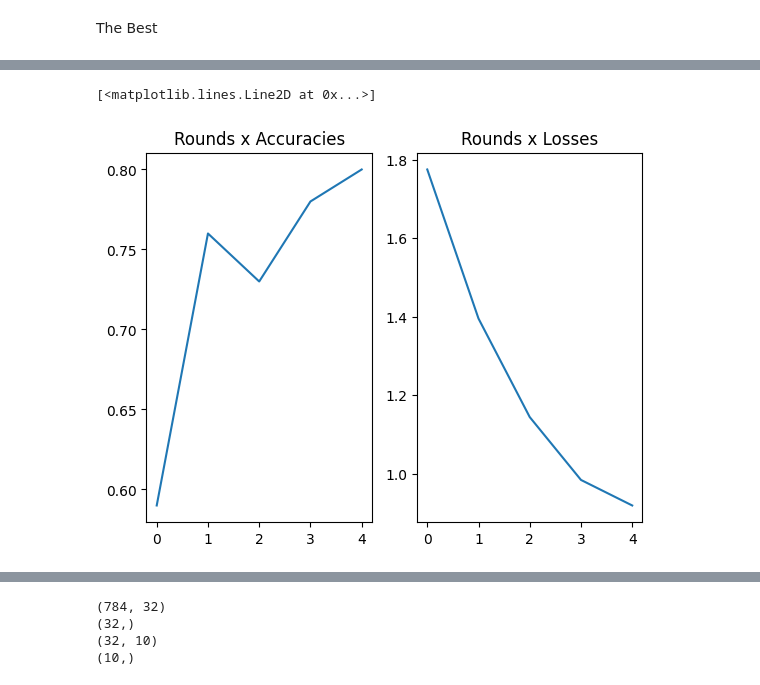
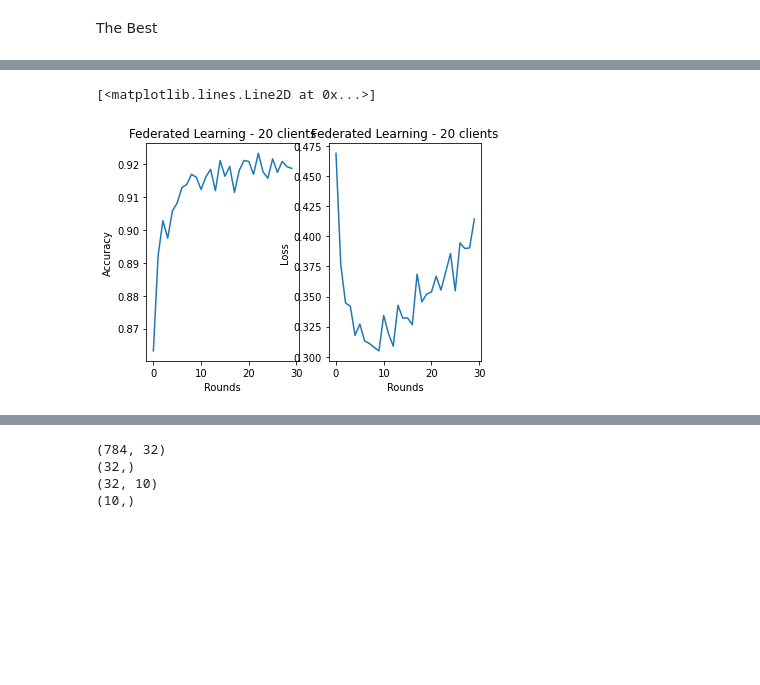
Before and after one commit to lucastsc/FL, a Jupyter notebook: FL2.ipynb, the cells around one changed output, grey strips where cells are left out. Saved outputs shown, nothing was run; the diff lists cells and outputs as text; code cells hidden in the pictures; blank space fills up the shorter version.

Commit message:
feature: add Nr clients, probfail, interval entries and rounds

```diff
--- a/FL2.ipynb
+++ b/FL2.ipynb
@@ -83,14 +83,24 @@ model.add(Dense(units=32, activation='relu', input_dim=784))
 model.add(Dense(units=10, activation='softmax'))
 
 # clients and server initialization
-
-c1 = Client()
-c2 = Client()
-c3 = Client()
-c4 = Client()
+#0.88 - 0.93 probf 0.20 ---60c
+#0.63 - 0.81 probf 0.80 ---60c
+NCLIENTS = 20
+PROBFAIL = 0.20
+INTERVAL_ENTRIES = 400
+ROUNDS = 30
+clients = {}
+for n in range(NCLIENTS):
+    clients[f"c{n}"] = Client()
+# c1 = Client()
+# c2 = Client()
+# c3 = Client()
+# c4 = Client()
 s = Server(model)
 
-clients_list = [c1,c2,c3,c4]
+# clients_list = [c1,c2,c3,c4]
+clients_list = [v for k,v in clients.items()]
+print(f"Total clients: {len(clients)} total.")
 
 # server sends the model to the clients - model sync
 s.sendModel(clients_list,s.model)
@@ -98,35 +108,56 @@ s.sendModel(clients_list,s.model)
 rounds = []
 accuracies = []
 losses = []
-for round in range(5):
+for round in range(ROUNDS):
 
     print(f"------Round {round}------")
 
-    # with tf.device('/GPU:0'):
-    # clients trains the model locally
-    c1.trainLocal(X_train[:100],y_train[:100])
-    c2.trainLocal(X_train[100:200],y_train[100:200])
-    c3.trainLocal(X_train[200:300],y_train[200:300])
-    c4.trainLocal(X_train[300:400],y_train[300:400])
+    clients_list = [v for k,v in clients.items() if PROBFAIL < random.uniform(0, 1)]
 
-    # clients sends back each model to the server - upload - and the server aggregates the models
-    global_model = s.aggregate(clients_list)
+    print(f"Active clients: {len(clients_list)} / {len(clients)} total.")
 
-    # server sends back global model to each client - model sync
-    s.sendModel(clients_list,global_model)
+    try:
+        ## with tf.device('/GPU:0'):
+        ## clients trains the model locally
+        # c1.trainLocal(X_train[:100],y_train[:100])
+        # c2.trainLocal(X_train[100:200],y_train[100:200])
+        # c3.trainLocal(X_train[200:300],y_train[200:300])
+        # c4.trainLocal(X_train[300:400],y_train[300:400])
+        with tf.device('/GPU:0'):
+            for i,c in enumerate(clients_list):
+                Xi = X_train[i*INTERVAL_ENTRIES:(i+1)*INTERVAL_ENTRIES]
+                yi = y_train[i*INTERVAL_ENTRIES:(i+1)*INTERVAL_ENTRIES]
+                c.trainLocal(Xi,yi)
 
-    # accuracy = accuracy_score(y_test[:10], global_model.predict(X_test[:10])) # Test Accuracy
-    loss, acc = global_model.evaluate(X_test[:100], y_test[:100], verbose=0)
+        # clients sends back each model to the server - upload - and the server aggregates the models
+        global_model = s.aggregate(clients_list)
 
-    rounds.append(round)
-    losses.append(loss)
-    accuracies.append(acc)
+        # server sends back global model to each client - model sync
+        s.sendModel(clients_list,global_model)
+
+        # accuracy = accuracy_score(y_test[:10], global_model.predict(X_test[:10])) # Test Accuracy
+        loss, acc = global_model.evaluate(X_test[:10000], y_test[:10000], verbose=0)
+        print(f"Round {round}.GLOBAL ACC: {acc}")
+
+        rounds.append(round)
+        losses.append(loss)
+        accuracies.append(acc)
+    except:
+        print("All clients disconnected.Waiting connection...")
+        rounds.append(round)
+        losses.append(0)
+        accuracies.append(0)
+        continue
 
 fig, axs = plt.subplots(1,2)
 
-axs[0].title.set_text('Rounds x Accuracies')
+axs[0].title.set_text(f'Federated Learning - {NCLIENTS} clients')
+axs[0].set_xlabel('Rounds')
+axs[0].set_ylabel('Accuracy')
 axs[0].plot(rounds,accuracies)
 
-axs[1].title.set_text('Rounds x Losses')
+axs[1].title.set_text(f'Federated Learning - {NCLIENTS} clients')
+axs[1].set_xlabel('Rounds')
+axs[1].set_ylabel('Loss')
 axs[1].plot(rounds,losses)
 # %% [output]
@@ -150,5 +181,5 @@ axs[1].plot(rounds,losses)
 [<matplotlib.lines.Line2D at 0x...>]
-[figure, old version]
+[figure, new version]
 # %%
 m1 = Sequential()
 m1.add(Dense(units=32, activation='relu', input_dim=784))
```
Also changed, not shown: parts of 1 cell of this notebook.
